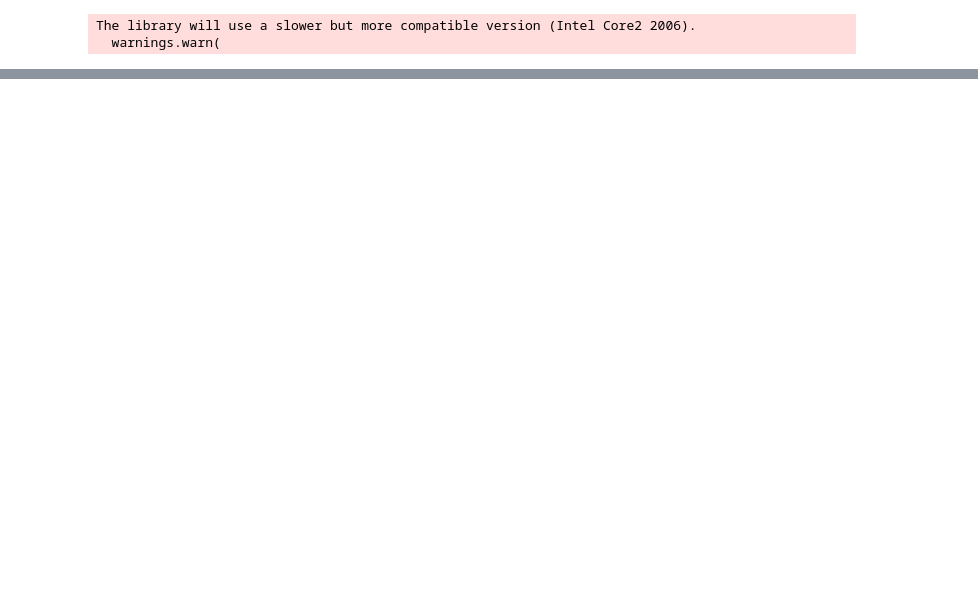
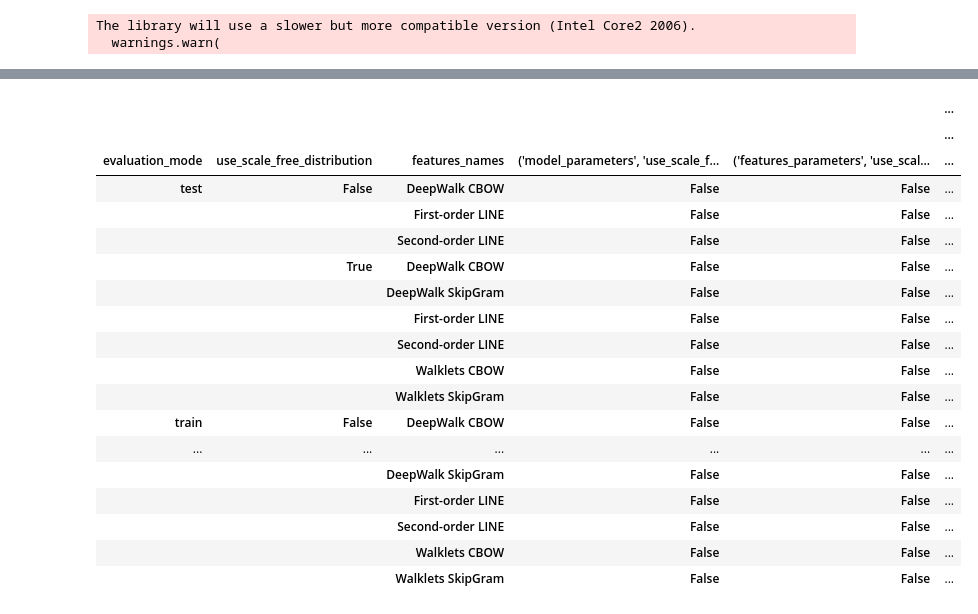
Before and after one commit to justaddcoffee/dans_kg_idg, a Jupyter notebook: dans_kg_idg.ipynb, the cells around one changed output, grey strips where cells are left out. Drawn from its saved outputs; the diff is of its cells as text; code cells hidden in the pictures; blank space fills up the shorter version.

```diff
--- a/dans_kg_idg.ipynb
+++ b/dans_kg_idg.ipynb
@@ -127,0 +173,8 @@ train size: 0.75; validation_use_scale_free: True ModelClass <class 'embiggen.em
+# %%
+from glob import glob
+paths = glob("experiments/Ed*/KGIDG/*gz")
+paths
+import pandas as pd
+df = pd.concat([pd.read_csv(path, index_col=0) for path in paths]).reset_index(drop=True)
+df.to_csv("dans_kg_idg_raw_data.csv")
+df
@@ -127,0 +195,28 @@ train size: 0.75; validation_use_scale_free: True ModelClass <class 'embiggen.em
+# %%
+gb = ['evaluation_mode', 'use_scale_free_distribution', 'features_names', "('model_parameters', 'use_scale_free_distribution')",  "('features_parameters', 'use_scale_free_distribution')"]
+metrics = ['matthews_correlation_coefficient']
+df = df[df["('model_parameters', 'use_scale_free_distribution')"] == False]
+df = df[df["('features_parameters', 'use_scale_free_distribution')"] == False]
+sf_df = df[[*gb, *metrics]].groupby(gb).agg(['mean', 'std'])
+sf_df.to_csv("dans_kg_idg_data.csv")
+sf_df
+# %% [output]
+|  |  |  |  |  | ... |
+|  |  |  |  |  | ... |
+| evaluation_mode | use_scale_free_distribution | features_names | ('model_parameters', 'use_scale_f... | ('features_parameters', 'use_scal... | ... |
+| test | False | DeepWalk CBOW | False | False | ... |
+|  |  | First-order LINE | False | False | ... |
+|  |  | Second-order LINE | False | False | ... |
+|  | True | DeepWalk CBOW | False | False | ... |
+|  |  | DeepWalk SkipGram | False | False | ... |
+|  |  | First-order LINE | False | False | ... |
+|  |  | Second-order LINE | False | False | ... |
+|  |  | Walklets CBOW | False | False | ... |
+|  |  | Walklets SkipGram | False | False | ... |
+| train | False | DeepWalk CBOW | False | False | ... |
+| ... | ... | ... | ... | ... | ... |
+|  |  | DeepWalk SkipGram | False | False | ... |
+|  |  | First-order LINE | False | False | ... |
+|  |  | Second-order LINE | False | False | ... |
+|  |  | Walklets CBOW | False | False | ... |
+|  |  | Walklets SkipGram | False | False | ... |
```
Also changed, not shown: parts of 4 cells of this notebook, 3 other files.
